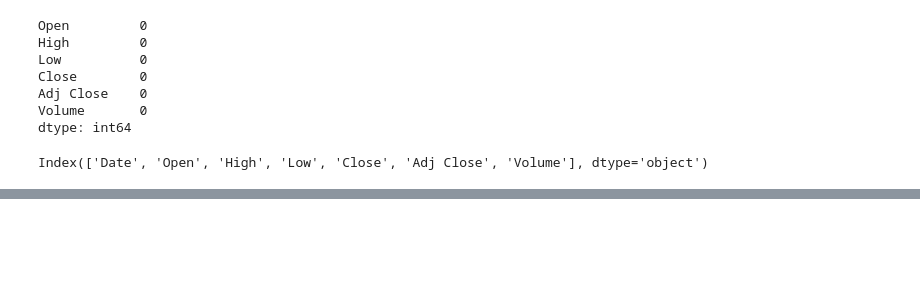
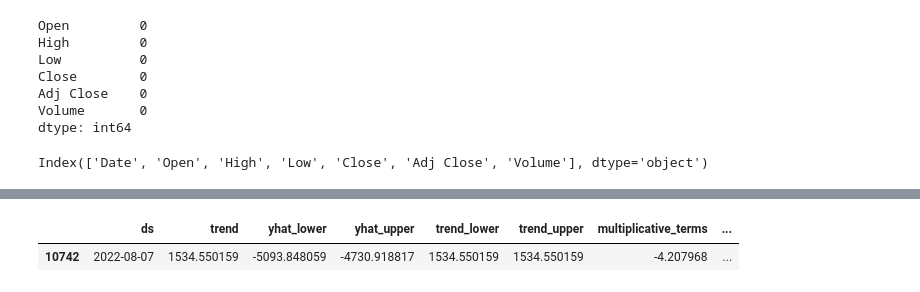
Before and after one commit to rishkosna/prophet_vs_monte, a Jupyter notebook: prophet_predictor.ipynb, the cells around one changed output, grey strips where cells are left out. Cells and saved outputs as stored; diff of their text form; code cells hidden in the pictures; blank space fills up the shorter version.

```diff
--- a/prophet_predictor.ipynb
+++ b/prophet_predictor.ipynb
@@ -149,0 +193,7 @@ fig.show()
+# %%
+# lets specifically get the next days worth!
+next_day = ((datetime.today() + timedelta(1)).strftime('%Y-%m-%d'))
+forecast[forecast['ds'] == next_day]
+# %% [output]
+|  | ds | trend | yhat_lower | yhat_upper | trend_lower | trend_upper | multiplicative_terms | ... |
+| 10742 | 2022-08-07 | 1534.550159 | -5093.848059 | -4730.918817 | 1534.550159 | 1534.550159 | -4.207968 | ... |
```
Also changed, not shown: parts of 7 cells of this notebook.
